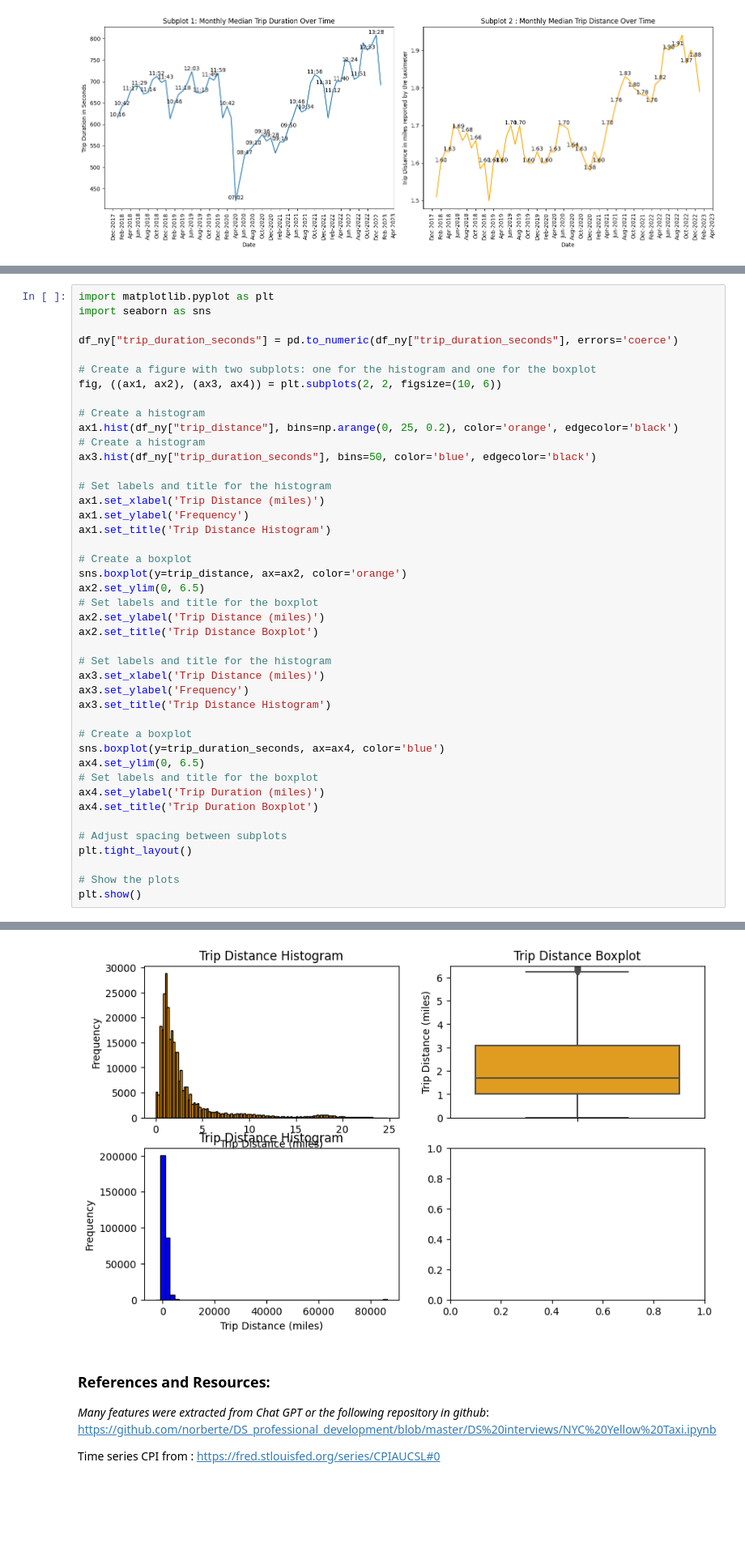
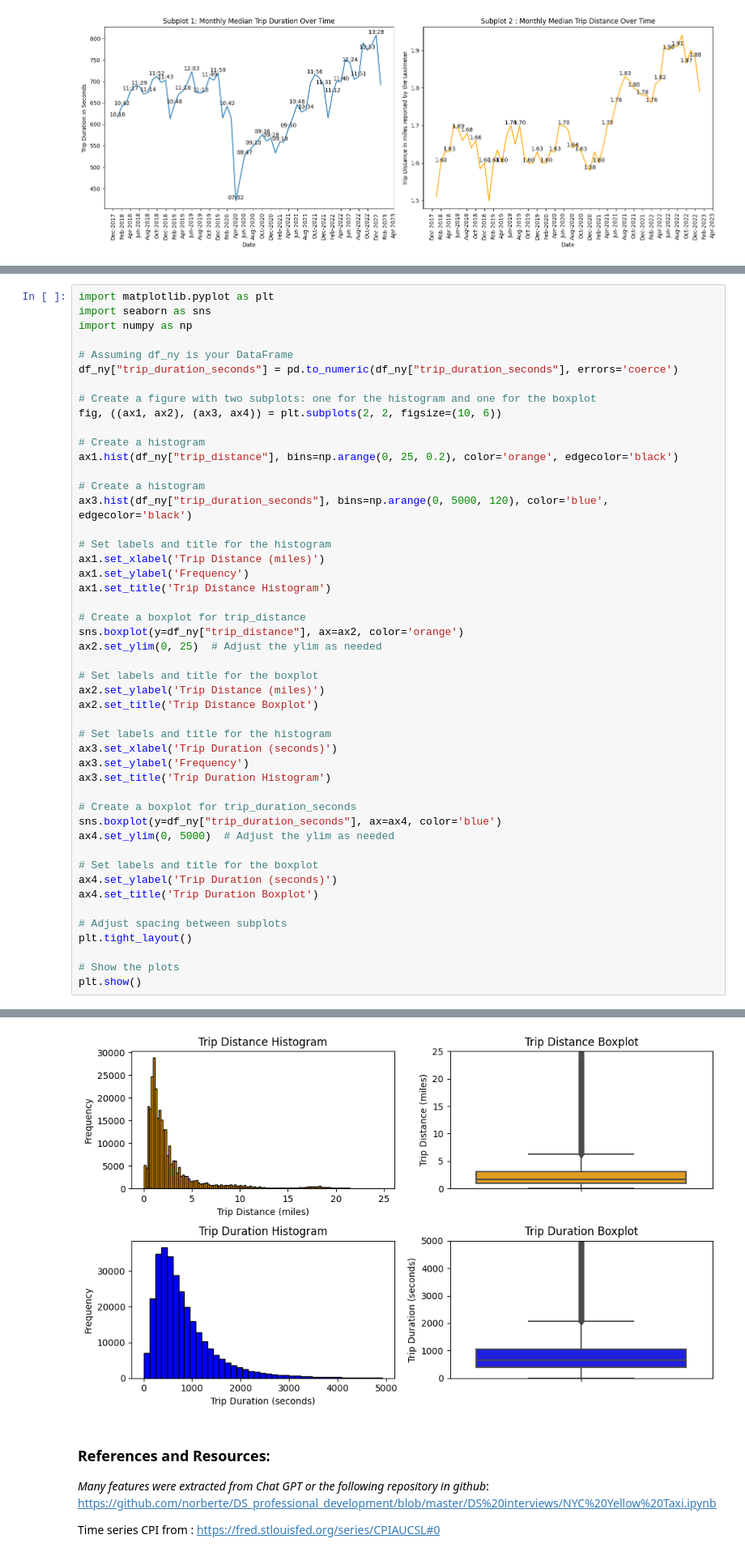
Before and after one commit to BenjaminDupre/taxi_data_task, a Jupyter notebook: taxi_data.ipynb, the cells around one changed output, grey strips where cells are left out. Shown at 81% size. Saved outputs shown, nothing was run; the diff lists cells and outputs as text; blank space fills up the shorter version.

Commit message:
getting corrected graphs.

```diff
--- a/taxi_data.ipynb
+++ b/taxi_data.ipynb
@@ -308,7 +308,9 @@ From 01.01.2018 untill 31.01.2023 there is an increase in the median distance pe
 # %%
 import matplotlib.pyplot as plt
 import seaborn as sns
+import numpy as np
 
+# Assuming df_ny is your DataFrame
 df_ny["trip_duration_seconds"] = pd.to_numeric(df_ny["trip_duration_seconds"], errors='coerce')
 
 # Create a figure with two subplots: one for the histogram and one for the boxplot
@@ -316,31 +318,34 @@ fig, ((ax1, ax2), (ax3, ax4)) = plt.subplots(2, 2, figsize=(10, 6))
 
 # Create a histogram
 ax1.hist(df_ny["trip_distance"], bins=np.arange(0, 25, 0.2), color='orange', edgecolor='black')
+
 # Create a histogram
-ax3.hist(df_ny["trip_duration_seconds"], bins=50, color='blue', edgecolor='black')
+ax3.hist(df_ny["trip_duration_seconds"], bins=np.arange(0, 5000, 120), color='blue', edgecolor='black')
 
 # Set labels and title for the histogram
 ax1.set_xlabel('Trip Distance (miles)')
 ax1.set_ylabel('Frequency')
 ax1.set_title('Trip Distance Histogram')
 
-# Create a boxplot
-sns.boxplot(y=trip_distance, ax=ax2, color='orange')
-ax2.set_ylim(0, 6.5)
+# Create a boxplot for trip_distance
+sns.boxplot(y=df_ny["trip_distance"], ax=ax2, color='orange')
+ax2.set_ylim(0, 25)  # Adjust the ylim as needed
+
 # Set labels and title for the boxplot
 ax2.set_ylabel('Trip Distance (miles)')
 ax2.set_title('Trip Distance Boxplot')
 
 # Set labels and title for the histogram
-ax3.set_xlabel('Trip Distance (miles)')
+ax3.set_xlabel('Trip Duration (seconds)')
 ax3.set_ylabel('Frequency')
-ax3.set_title('Trip Distance Histogram')
+ax3.set_title('Trip Duration Histogram')
 
-# Create a boxplot
-sns.boxplot(y=trip_duration_seconds, ax=ax4, color='blue')
-ax4.set_ylim(0, 6.5)
+# Create a boxplot for trip_duration_seconds
+sns.boxplot(y=df_ny["trip_duration_seconds"], ax=ax4, color='blue')
+ax4.set_ylim(0, 5000)  # Adjust the ylim as needed
+
 # Set labels and title for the boxplot
-ax4.set_ylabel('Trip Duration (miles)')
+ax4.set_ylabel('Trip Duration (seconds)')
 ax4.set_title('Trip Duration Boxplot')
 
 # Adjust spacing between subplots
@@ -353,4 +357,4 @@ NameError: name 'trip_duration_seconds' is not defined
-[figure, old version]
+[figure, new version]
 # %% [markdown]
 ### References and Resources:
 *Many features were extracted from Chat GPT or the following repository in github*:
```
Also changed, not shown: parts of 2 cells of this notebook.
